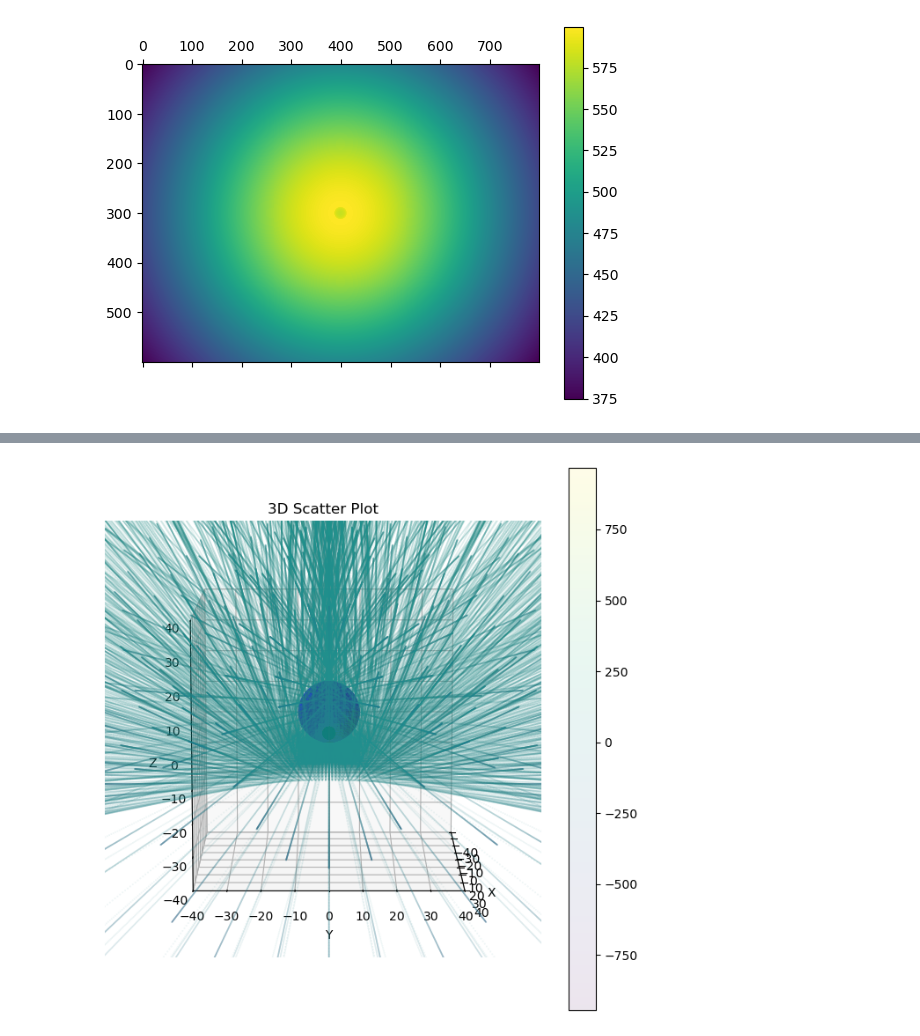
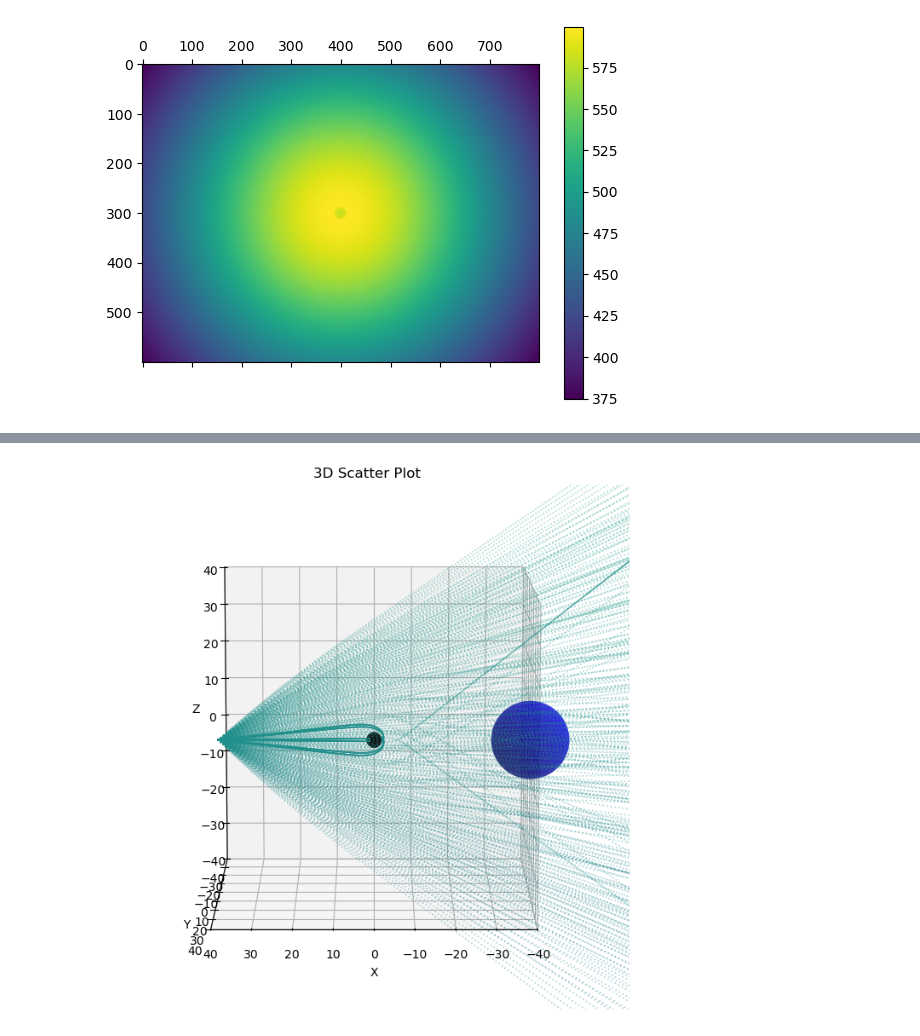
Before and after one commit to Johnny880724/BH3D, a Jupyter notebook: BH3D.ipynb, the cells around one changed output, grey strips where cells are left out. Saved outputs shown, nothing was run; the diff lists cells and outputs as text; code cells hidden in the pictures.

```diff
--- a/BH3D.ipynb
+++ b/BH3D.ipynb
@@ -887,7 +887,7 @@ def interpolate_array(array, new_size):
 
 # Initial conditions
 box_size = 20*rs
-image_width, image_height = 400,300
+image_width, image_height = 20,15
 
 pixel_to_unit = 0.01 / image_width
 pixely_arr = np.linspace(-image_width / 2, image_width / 2, image_width)
@@ -1005,38 +1005,39 @@ def create_sphere(radius, num_points):
 # Create a 3D scatter plot
 fig = plt.figure(figsize=(8, 8))
 ax = fig.add_subplot(111, projection='3d')
 
 # Scatter plot
-sc = ax.scatter(traj_x, traj_y, traj_z, c=traj_z,s=0.1,alpha=0.1, cmap='viridis')
+sc = ax.scatter(traj_x, traj_y, traj_z, c=traj_z,s=0.1,alpha=0.5, cmap='viridis')
+# sc = ax.plot(traj_x, traj_y, traj_z,".",alpha=0.5)
 
 # Create the sphere
 sphere_points = 50
 BH_x, BH_y, BH_z = create_sphere(rs, sphere_points)
 ax.plot_surface(BH_x, BH_y, BH_z, color='black')
 NS_x, NS_y, NS_z = create_sphere(5*rs, sphere_points)
-ax.plot_surface(NS_x-20*rs, NS_y, NS_z, color='blue', alpha=0.6)
+ax.plot_surface(NS_x-20*rs, NS_y, NS_z,color='blue', alpha=0.6)
 
 # Add color bar which maps values to colors
-plt.colorbar(sc)
+# plt.colorbar(sc)
 
 # Set labels
 ax.set_xlabel('X')
 ax.set_ylabel('Y')
 ax.set_zlabel('Z')
 ax.set_xlim(-box_size, box_size)
 ax.set_ylim(-box_size, box_size)
 ax.set_zlim(-box_size, box_size)
 # Change the viewing angle
-ax.view_init(elev=10, azim=0)  # Different elevation and azimuthal angles
+ax.view_init(elev=10, azim=90)  # Different elevation and azimuthal angles
 
 plt.title('3D Scatter Plot')
 # Set an equal aspect ratio
 ax.set_aspect('equal')
 
 # Show the plot
 plt.show()
 # %% [output]
-[figure, old version]
+[figure, new version]
 # %%
 
 def hit_ns(traj_x, traj_y, traj_z, ns_pos, ns_rad):
```
Also changed, not shown: parts of 4 cells of this notebook.
